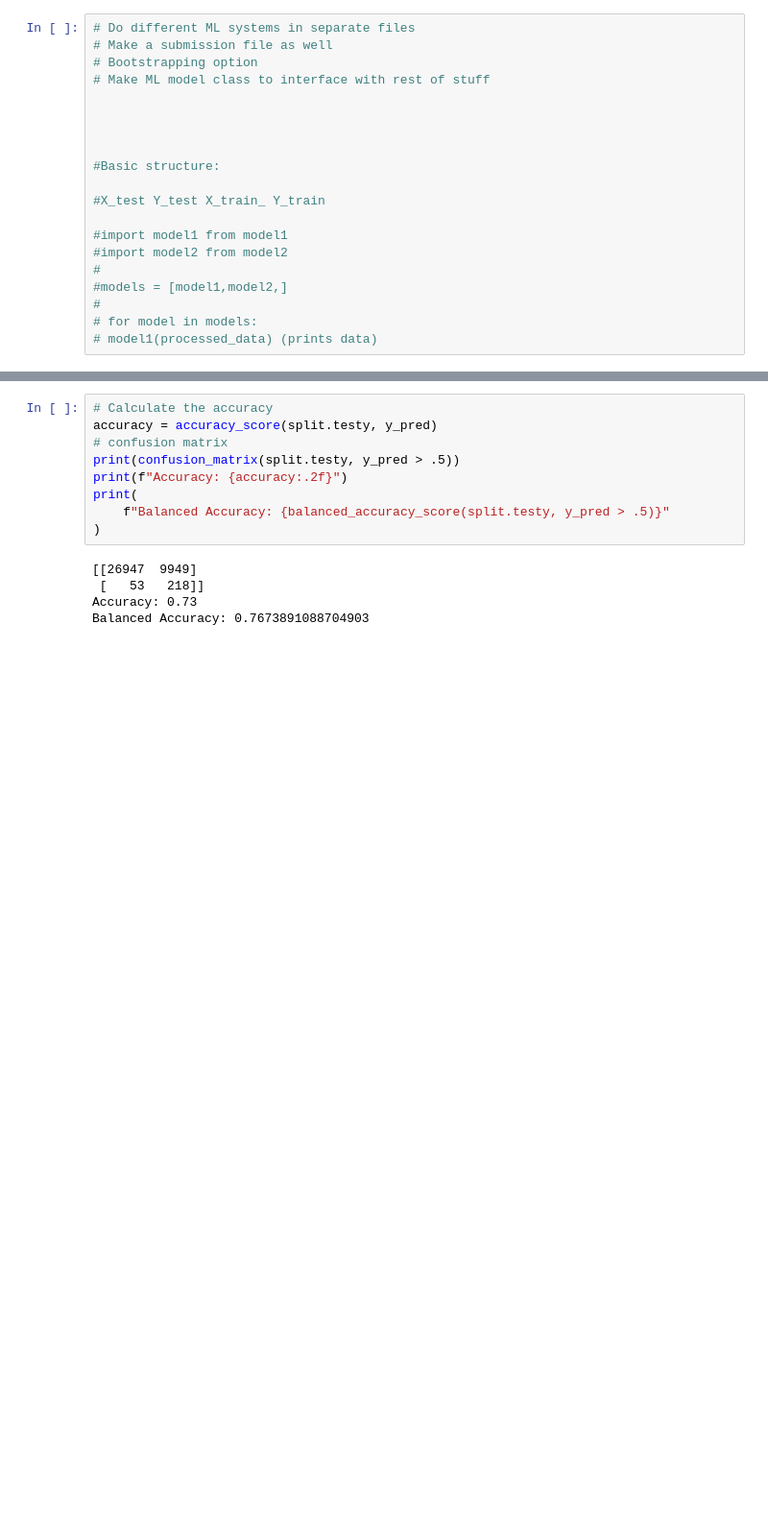
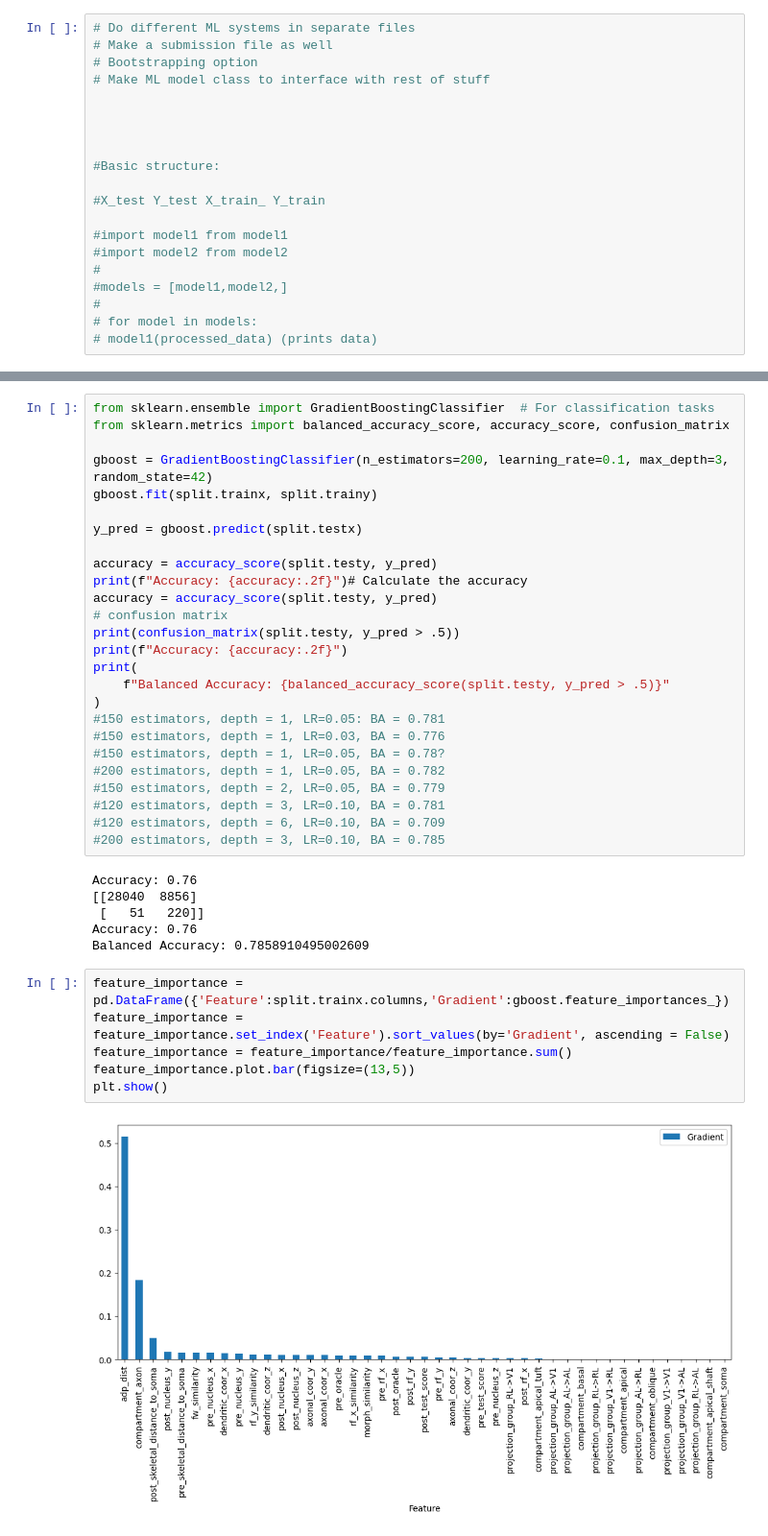
Before and after one commit to WNacci/Intro_to_ML_Competition, a Jupyter notebook: Main.ipynb, the cells around one changed output, grey strips where cells are left out. Shown at 96% size. Cells and saved outputs as stored; diff of their text form; blank space fills up the shorter version.

```diff
--- a/Main.ipynb
+++ b/Main.ipynb
@@ -69,14 +74,40 @@ NameError: name 'y_test' is not defined
-# %%
-# Calculate the accuracy
-accuracy = accuracy_score(split.testy, y_pred)
-# confusion matrix
-print(confusion_matrix(split.testy, y_pred > .5))
-print(f"Accuracy: {accuracy:.2f}")
-print(
-    f"Balanced Accuracy: {balanced_accuracy_score(split.testy, y_pred > .5)}"
-)
-# %% [output]
-[[26947  9949]
- [   53   218]]
-Accuracy: 0.73
-Balanced Accuracy: 0.7673891088704903
+# %%
+from sklearn.ensemble import GradientBoostingClassifier  # For classification tasks
+from sklearn.metrics import balanced_accuracy_score, accuracy_score, confusion_matrix
+
+gboost = GradientBoostingClassifier(n_estimators=200, learning_rate=0.1, max_depth=3, random_state=42)
+gboost.fit(split.trainx, split.trainy)
+
+y_pred = gboost.predict(split.testx)
+
+accuracy = accuracy_score(split.testy, y_pred)
+print(f"Accuracy: {accuracy:.2f}")# Calculate the accuracy
+accuracy = accuracy_score(split.testy, y_pred)
+# confusion matrix
+print(confusion_matrix(split.testy, y_pred > .5))
+print(f"Accuracy: {accuracy:.2f}")
+print(
+    f"Balanced Accuracy: {balanced_accuracy_score(split.testy, y_pred > .5)}"
+)
+#150 estimators, depth = 1, LR=0.05: BA = 0.781
+#150 estimators, depth = 1, LR=0.03, BA = 0.776
+#150 estimators, depth = 1, LR=0.05, BA = 0.78?
+#200 estimators, depth = 1, LR=0.05, BA = 0.782
+#150 estimators, depth = 2, LR=0.05, BA = 0.779
+#120 estimators, depth = 3, LR=0.10, BA = 0.781
+#120 estimators, depth = 6, LR=0.10, BA = 0.709
+#200 estimators, depth = 3, LR=0.10, BA = 0.785
+# %% [output]
+Accuracy: 0.76
+[[28040  8856]
+ [   51   220]]
+Accuracy: 0.76
+Balanced Accuracy: 0.7858910495002609
+# %%
+feature_importance = pd.DataFrame({'Feature':split.trainx.columns,'Gradient':gboost.feature_importances_})
+feature_importance = feature_importance.set_index('Feature').sort_values(by='Gradient', ascending = False)
+feature_importance = feature_importance/feature_importance.sum()
+feature_importance.plot.bar(figsize=(13,5))
+plt.show()
+# %% [output]
+[figure, added]
```
Also changed, not shown: parts of 7 cells of this notebook, 1 other file.
